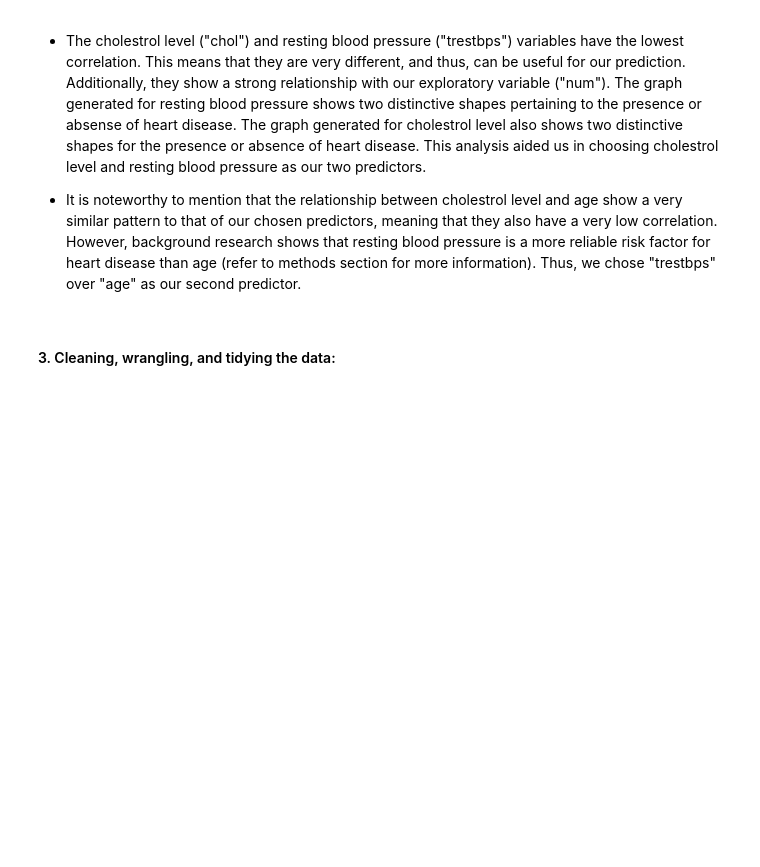
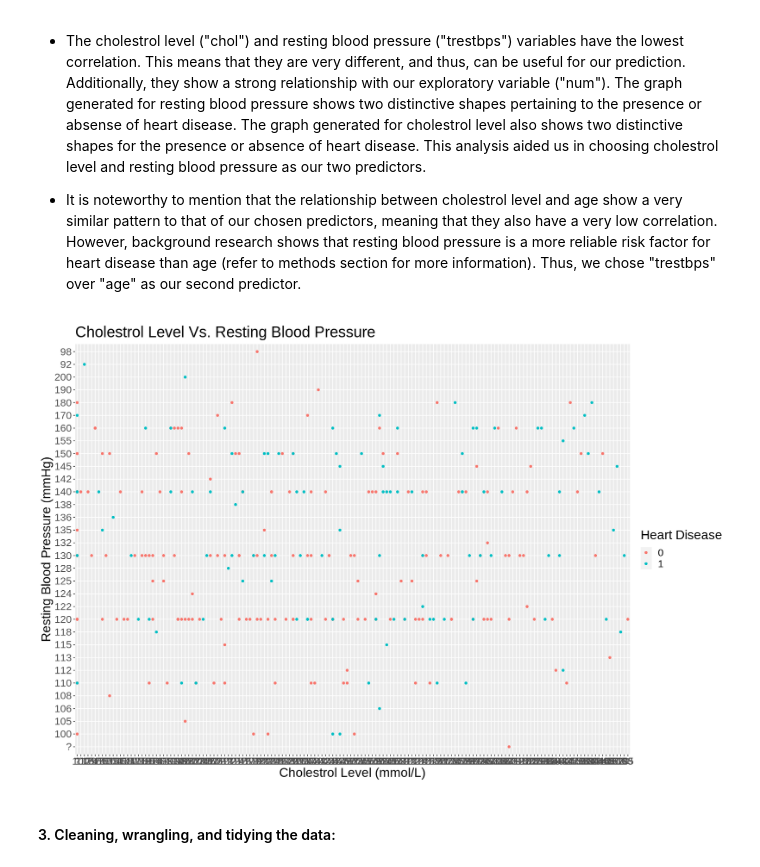
Before and after one commit to Tommy-Hu/dsci_100_heart_disease_project, a Jupyter notebook: Final Report.ipynb, the cells around one changed output. Drawn from its saved outputs; the diff is of its cells as text; code cells hidden in the pictures; blank space fills up the shorter version.

Commit message:
New shitty graph added (need to fix x-axis scale)
Added a cholesterol level vs resting blood pressure graph

```diff
--- a/Final Report.ipynb
+++ b/Final Report.ipynb
@@ -94,6 +93,18 @@ Warning message:
  - The cholestrol level ("chol") and resting blood pressure ("trestbps") variables have the lowest correlation. This means that they are very different, and thus, can be useful for our prediction. Additionally, they show a strong relationship with our exploratory variable ("num"). The graph generated for resting blood pressure shows two distinctive shapes pertaining to the presence or absense of heart disease. The graph generated for cholestrol level also shows two distinctive shapes for the presence or absence of heart disease. This analysis aided us in choosing cholestrol level and resting blood pressure as our two predictors.
 
 - It is noteworthy to mention that the relationship between cholestrol level and age show a very similar pattern to that of our chosen predictors, meaning that they also have a very low correlation. However, background research shows that resting blood pressure is a more reliable risk factor for heart disease than age (refer to methods section for more information). Thus, we chose "trestbps" over "age" as our second predictor.
+# %%
+options(repr.plot.width = 15, repr.plot.height = 10)
+
+final_relationship <- data|>
+                    ggplot(aes(x=chol, y=trestbps, color=factor(num)))+
+                    geom_point()+
+                    labs(x="Cholestrol Level (mmol/L)", y="Resting Blood Pressure (mmHg)", color="Heart Disease")+
+                    ggtitle("Cholestrol Level Vs. Resting Blood Pressure")+
+                    theme(text=element_text(size=20))
+final_relationship
+# %% [output]
+[figure, added]
 # %% [markdown]
 <h4>3. Cleaning, wrangling, and tidying the data:</h4>
 # %%
```
Also changed, not shown: parts of 4 cells of this notebook.
